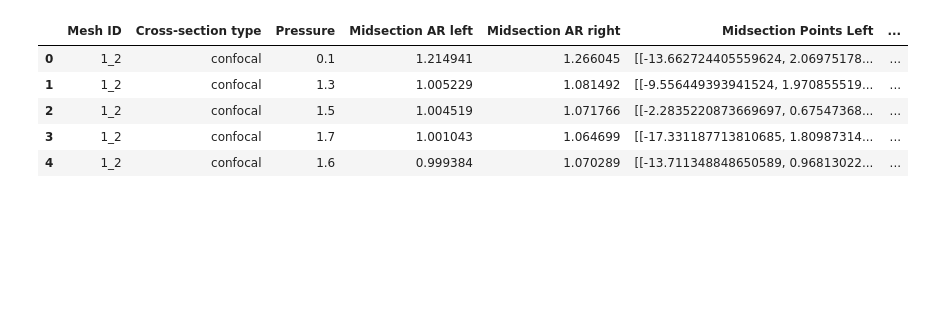
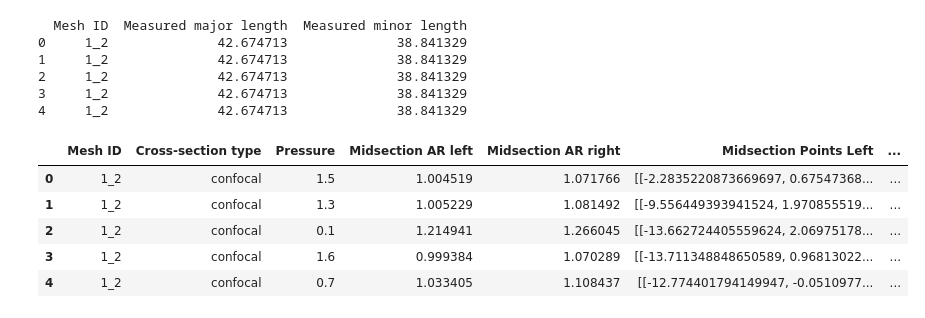
Before and after one commit to mtomtom/onion-stomatal-geometry, a Jupyter notebook: output/single_mesh_pipeline.ipynb, the cells around one changed output. Saved outputs shown, nothing was run; the diff lists cells and outputs as text; code cells hidden in the pictures; blank space fills up the shorter version.

```diff
--- a/output/single_mesh_pipeline.ipynb
+++ b/output/single_mesh_pipeline.ipynb
@@ -11,7 +11,8 @@ if parent_dir not in sys.path:
     sys.path.insert(0, parent_dir)
 import cross_section_helpers as csh
 
-chosen_mesh = ["1_2"]
+chosen_mesh = ['1_2', '1_3', '1_4', '1_5', '1_6', '1_8', '2_1', '2_3', '2_6a', '2_7', '3_2', '3_4', '3_6', '3_7']
+chosen_mesh = ['1_2', '1_3', '1_4', '1_5', '1_6', '1_8', '2_1', '2_3', '2_6a', '2_7', '3_2', '3_4']
 colours = {
     'realistic': 'blue',
     'simplified_circular': 'orange',
@@ -53,12 +54,7 @@ def extract_id_and_pressure(filename, pattern):
 confocal_results_files = [f for f in Path(path_to_data + confocal_results).glob("*.txt")]
 confocal_mesh_files = [f for f in Path(path_to_data + confocal_meshes).glob("*.obj")]
 
-## Load in the data for the idealised meshes
-idealised_results_files = [f for f in Path(path_to_data + idealised_results).glob("*.txt")]
-idealised_mesh_files = [f for f in Path(path_to_data + idealised_meshes).glob("*.obj")]
 
-## Keep only the chosen mesh values - FIXED VERSION
+## Keep only the chosen mesh values
 chosen_confocal_results_files = [f for f in confocal_results_files if extract_id_and_pressure(f.name, results_file_pattern)[0] in chosen_mesh]
 chosen_confocal_mesh_files = [f for f in confocal_mesh_files if extract_id_and_pressure(f.name, mesh_file_pattern)[0] in chosen_mesh]
-chosen_idealised_results_files = [f for f in idealised_results_files if extract_id_and_pressure(f.name, results_file_pattern)[0] in chosen_mesh]
-chosen_idealised_mesh_files = [f for f in idealised_mesh_files if extract_id_and_pressure(f.name, mesh_file_pattern)[0] in chosen_mesh]
@@ -85,18 +88,36 @@ df_chosen = pd.DataFrame(confocal_results_chosen)
 # %%
 ## Add in volume and pore area to the dataframe
 import trimesh
 import numpy as np
 import mesh_functions as mf
+import idealised_mesh_functions as imf
 importlib.reload(mesh_functions)  # Reload to get the latest changes
 import pandas as pd
 
 pressures = np.arange(0,2.1, 0.1)
+
 df_full = mf.get_pore_area_and_volume(df_chosen, chosen_confocal_results_files[0], chosen_confocal_mesh_files, pressures)
-display(df_full.head(5))
+## Add in major and minor lengths
+for mesh_id in chosen_mesh:
+    mesh = trimesh.load(f"../Meshes/Onion_OBJ/Ac_DA_{mesh_id}.obj", force='mesh')
+    length_major, length_minor = imf.get_major_minor_stomata(mesh)
+
+    # Update all rows for this mesh_id (or just pressure==0.0 if you prefer)
+    df_chosen.loc[df_chosen["Mesh ID"] == mesh_id, "Measured major length"] = length_major
+    df_chosen.loc[df_chosen["Mesh ID"] == mesh_id, "Measured minor length"] = length_minor
+
+print(df_chosen[["Mesh ID", "Measured major length", "Measured minor length"]].head())
+display(df_chosen.head(5))
 # %% [output]
+  Mesh ID  Measured major length  Measured minor length
+0     1_2              42.674713              38.841329
+1     1_2              42.674713              38.841329
+2     1_2              42.674713              38.841329
+3     1_2              42.674713              38.841329
+4     1_2              42.674713              38.841329
 |  | Mesh ID | Cross-section type | Pressure | Midsection AR left | Midsection AR right | Midsection Points Left | ... |
-| 0 | 1_2 | confocal | 0.1 | 1.214941 | 1.266045 | [[-13.662724405559624, 2.06975178... | ... |
+| 0 | 1_2 | confocal | 1.5 | 1.004519 | 1.071766 | [[-2.2835220873669697, 0.67547368... | ... |
 | 1 | 1_2 | confocal | 1.3 | 1.005229 | 1.081492 | [[-9.556449393941524, 1.970855519... | ... |
-| 2 | 1_2 | confocal | 1.5 | 1.004519 | 1.071766 | [[-2.2835220873669697, 0.67547368... | ... |
-| 3 | 1_2 | confocal | 1.7 | 1.001043 | 1.064699 | [[-17.331187713810685, 1.80987314... | ... |
-| 4 | 1_2 | confocal | 1.6 | 0.999384 | 1.070289 | [[-13.711348848650589, 0.96813022... | ... |
+| 2 | 1_2 | confocal | 0.1 | 1.214941 | 1.266045 | [[-13.662724405559624, 2.06975178... | ... |
+| 3 | 1_2 | confocal | 1.6 | 0.999384 | 1.070289 | [[-13.711348848650589, 0.96813022... | ... |
+| 4 | 1_2 | confocal | 0.7 | 1.033405 | 1.108437 | [[-12.774401794149947, -0.0510977... | ... |
```
Also changed, not shown: parts of 15 cells of this notebook, 3 other files.
